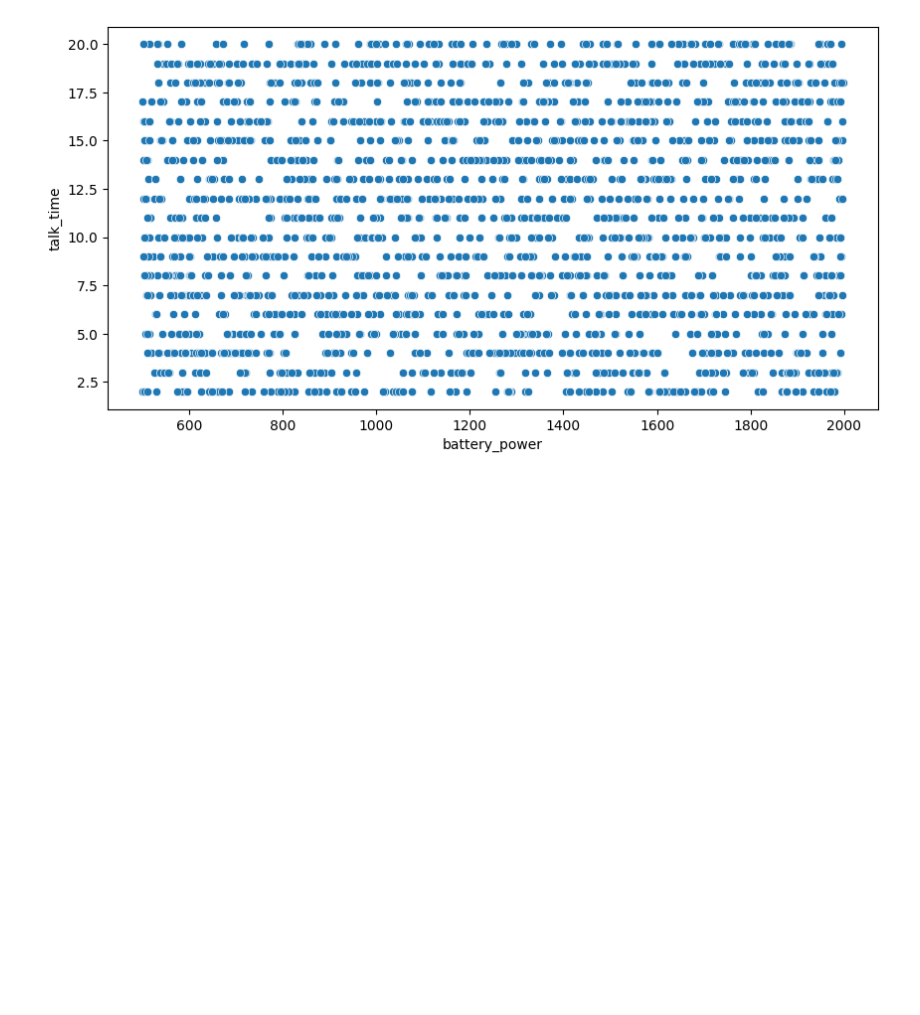
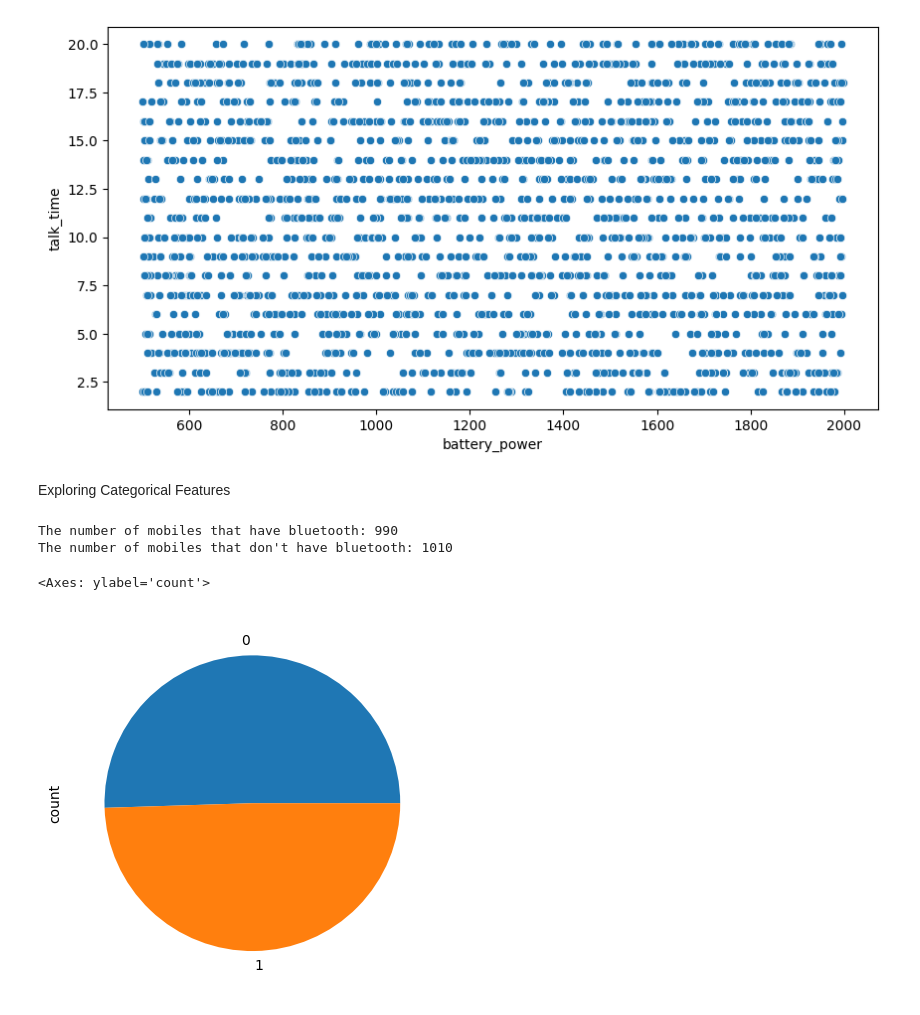
Before and after one commit to Slimcent/Classificatio_Jupyter_Files, a Jupyter notebook: Mobile Price Range Classification.ipynb, the cells around one changed output. Drawn from its saved outputs; the diff is of its cells as text; code cells hidden in the pictures; blank space fills up the shorter version.

Commit message:
Explored categorical features in Mobile Price Range Classification project

```diff
--- a/Mobile Price Range Classification.ipynb
+++ b/Mobile Price Range Classification.ipynb
@@ -281,3 +281,17 @@ sns.scatterplot(data=mobile_train, x='battery_power', y='talk_time')
 # %% [output]
 <Axes: xlabel='battery_power', ylabel='talk_time'>
 [figure]
+# %% [markdown]
+Exploring Categorical Features
+# %%
+# Displaying number of phones which have or don't have bluetooth
+blue_count = mobile_train['blue'].value_counts()
+
+print("The number of mobiles that have bluetooth: {}\nThe number of mobiles that don't have bluetooth: {}".format(blue_count[1], blue_count[0]))
+
+blue_count.plot(kind='pie')
+# %% [output]
+The number of mobiles that have bluetooth: 990
+The number of mobiles that don't have bluetooth: 1010
+<Axes: ylabel='count'>
+[figure, added]
```
Also changed, not shown: parts of 6 cells of this notebook.
